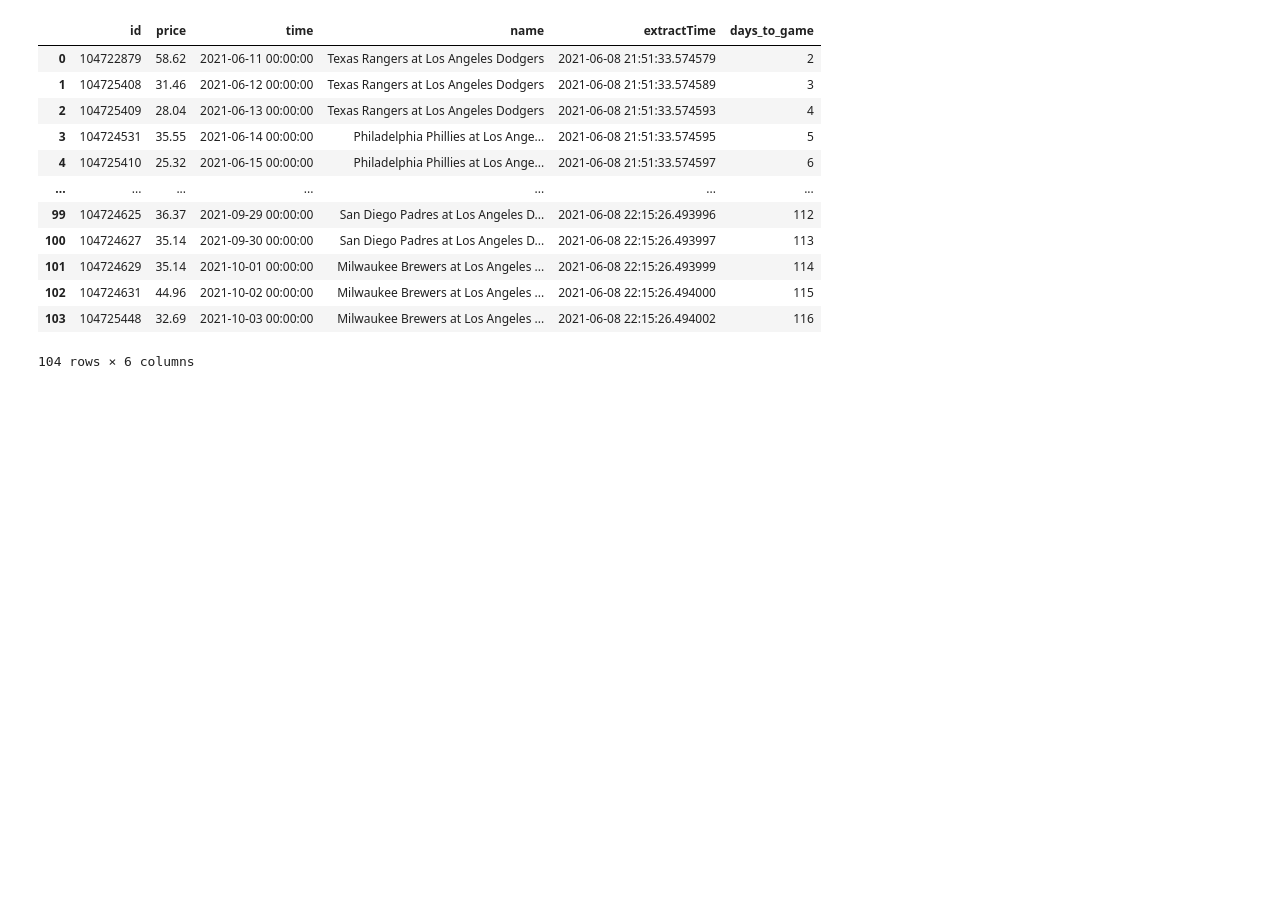
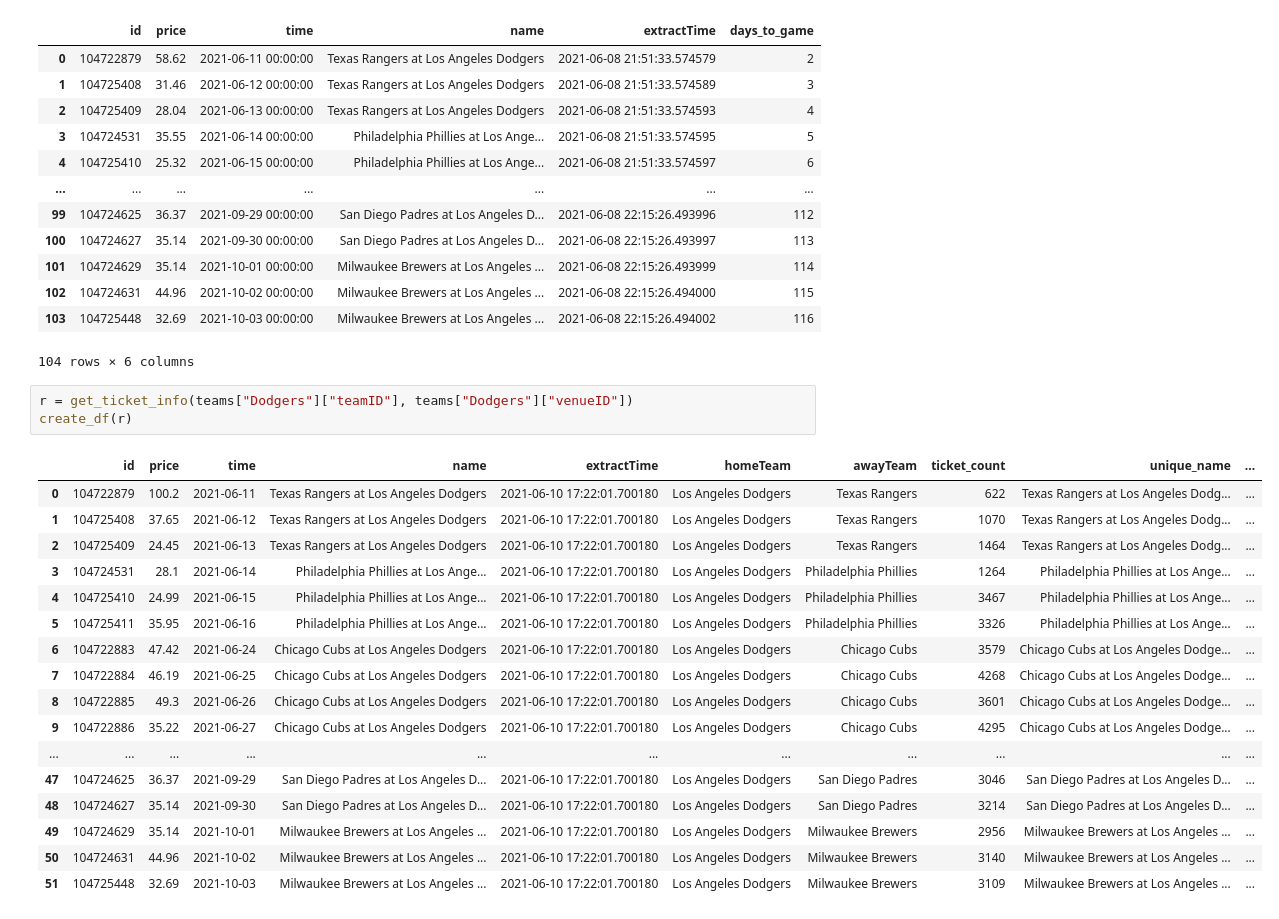
Before and after one commit to benbrill/Stubhub, a Jupyter notebook: notebooks/database.ipynb, the cells around one changed output. Cells and saved outputs as stored; diff of their text form; blank space fills up the shorter version.

```diff
--- a/notebooks/database.ipynb
+++ b/notebooks/database.ipynb
@@ -124,3 +143,24 @@ df2
 | 102 | 104724631 | 44.96 | 2021-10-02 00:00:00 | Milwaukee Brewers at Los Angeles ... | 2021-06-08 22:15:26.494000 | 115 |
 | 103 | 104725448 | 32.69 | 2021-10-03 00:00:00 | Milwaukee Brewers at Los Angeles ... | 2021-06-08 22:15:26.494002 | 116 |
 104 rows × 6 columns
+# %%
+r = get_ticket_info(teams["Dodgers"]["teamID"], teams["Dodgers"]["venueID"])
+create_df(r)
+# %% [output]
+|  | id | price | time | name | extractTime | homeTeam | awayTeam | ticket_count | unique_name | ... |
+| 0 | 104722879 | 100.2 | 2021-06-11 | Texas Rangers at Los Angeles Dodgers | 2021-06-10 17:22:01.700180 | Los Angeles Dodgers | Texas Rangers | 622 | Texas Rangers at Los Angeles Dodg... | ... |
+| 1 | 104725408 | 37.65 | 2021-06-12 | Texas Rangers at Los Angeles Dodgers | 2021-06-10 17:22:01.700180 | Los Angeles Dodgers | Texas Rangers | 1070 | Texas Rangers at Los Angeles Dodg... | ... |
+| 2 | 104725409 | 24.45 | 2021-06-13 | Texas Rangers at Los Angeles Dodgers | 2021-06-10 17:22:01.700180 | Los Angeles Dodgers | Texas Rangers | 1464 | Texas Rangers at Los Angeles Dodg... | ... |
+| 3 | 104724531 | 28.1 | 2021-06-14 | Philadelphia Phillies at Los Ange... | 2021-06-10 17:22:01.700180 | Los Angeles Dodgers | Philadelphia Phillies | 1264 | Philadelphia Phillies at Los Ange... | ... |
+| 4 | 104725410 | 24.99 | 2021-06-15 | Philadelphia Phillies at Los Ange... | 2021-06-10 17:22:01.700180 | Los Angeles Dodgers | Philadelphia Phillies | 3467 | Philadelphia Phillies at Los Ange... | ... |
+| 5 | 104725411 | 35.95 | 2021-06-16 | Philadelphia Phillies at Los Ange... | 2021-06-10 17:22:01.700180 | Los Angeles Dodgers | Philadelphia Phillies | 3326 | Philadelphia Phillies at Los Ange... | ... |
+| 6 | 104722883 | 47.42 | 2021-06-24 | Chicago Cubs at Los Angeles Dodgers | 2021-06-10 17:22:01.700180 | Los Angeles Dodgers | Chicago Cubs | 3579 | Chicago Cubs at Los Angeles Dodge... | ... |
+| 7 | 104722884 | 46.19 | 2021-06-25 | Chicago Cubs at Los Angeles Dodgers | 2021-06-10 17:22:01.700180 | Los Angeles Dodgers | Chicago Cubs | 4268 | Chicago Cubs at Los Angeles Dodge... | ... |
+| 8 | 104722885 | 49.3 | 2021-06-26 | Chicago Cubs at Los Angeles Dodgers | 2021-06-10 17:22:01.700180 | Los Angeles Dodgers | Chicago Cubs | 3601 | Chicago Cubs at Los Angeles Dodge... | ... |
+| 9 | 104722886 | 35.22 | 2021-06-27 | Chicago Cubs at Los Angeles Dodgers | 2021-06-10 17:22:01.700180 | Los Angeles Dodgers | Chicago Cubs | 4295 | Chicago Cubs at Los Angeles Dodge... | ... |
+| ... | ... | ... | ... | ... | ... | ... | ... | ... | ... | ... |
+| 47 | 104724625 | 36.37 | 2021-09-29 | San Diego Padres at Los Angeles D... | 2021-06-10 17:22:01.700180 | Los Angeles Dodgers | San Diego Padres | 3046 | San Diego Padres at Los Angeles D... | ... |
+| 48 | 104724627 | 35.14 | 2021-09-30 | San Diego Padres at Los Angeles D... | 2021-06-10 17:22:01.700180 | Los Angeles Dodgers | San Diego Padres | 3214 | San Diego Padres at Los Angeles D... | ... |
+| 49 | 104724629 | 35.14 | 2021-10-01 | Milwaukee Brewers at Los Angeles ... | 2021-06-10 17:22:01.700180 | Los Angeles Dodgers | Milwaukee Brewers | 2956 | Milwaukee Brewers at Los Angeles ... | ... |
+| 50 | 104724631 | 44.96 | 2021-10-02 | Milwaukee Brewers at Los Angeles ... | 2021-06-10 17:22:01.700180 | Los Angeles Dodgers | Milwaukee Brewers | 3140 | Milwaukee Brewers at Los Angeles ... | ... |
+| 51 | 104725448 | 32.69 | 2021-10-03 | Milwaukee Brewers at Los Angeles ... | 2021-06-10 17:22:01.700180 | Los Angeles Dodgers | Milwaukee Brewers | 3109 | Milwaukee Brewers at Los Angeles ... | ... |
```
Also changed, not shown: parts of 4 cells of this notebook, 3 other files.
